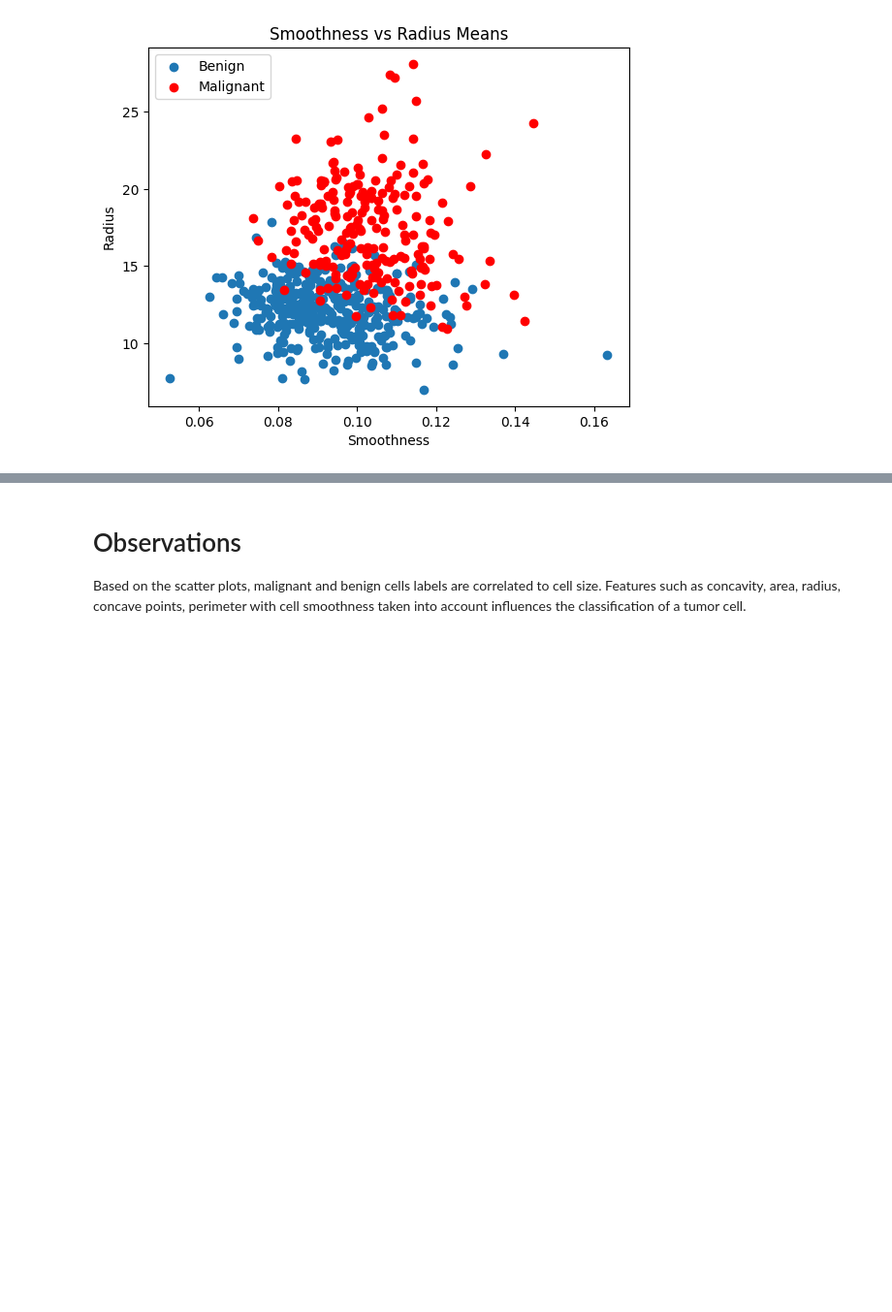
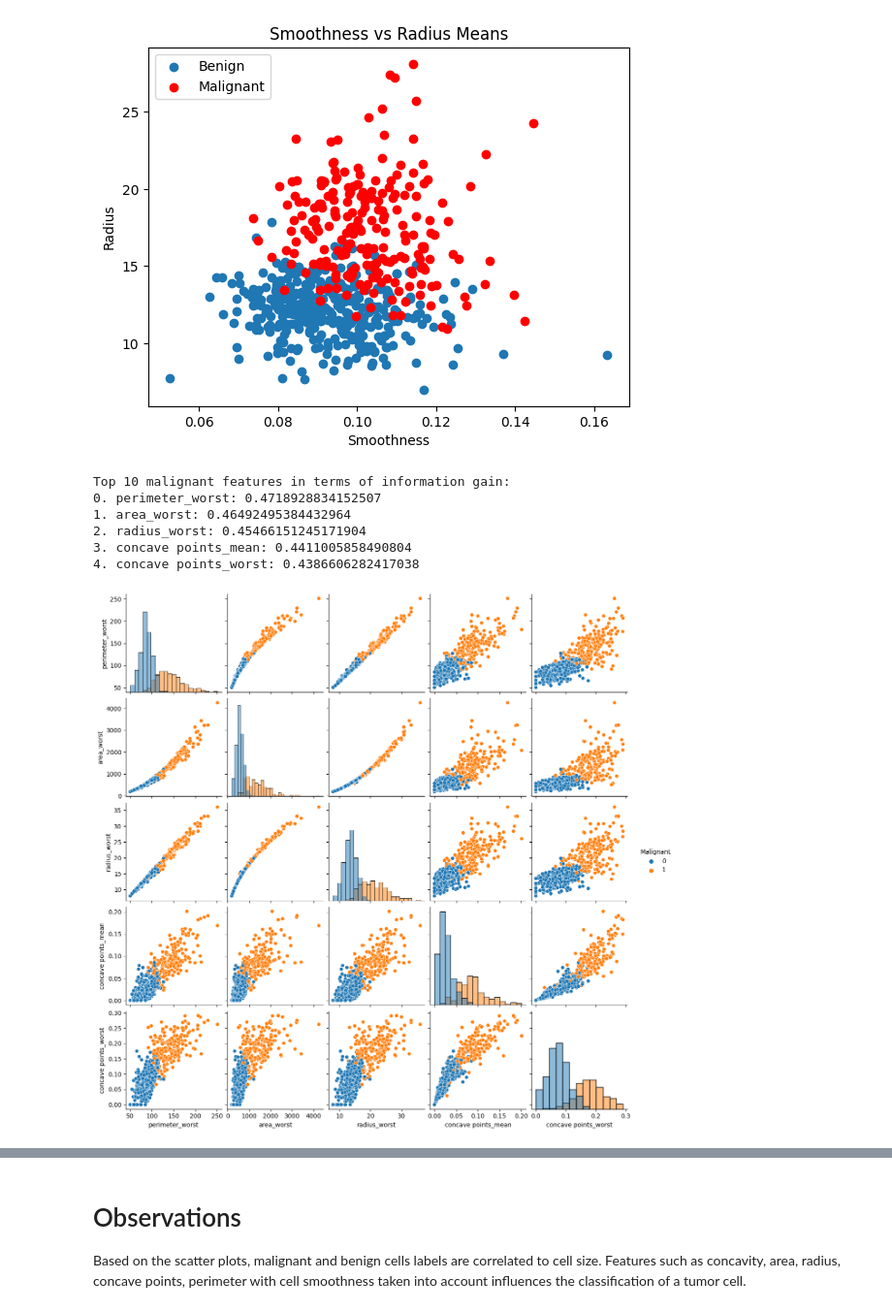
Before and after one commit to AR615598/Classifying_Cancer_Cells, a Jupyter notebook: cancer_cell_classification.ipynb, the cells around one changed output, grey strips where cells are left out. Shown at 97% size. Drawn from its saved outputs; the diff is of its cells as text; code cells hidden in the pictures; blank space fills up the shorter version.

Commit message:
Clean SVM repeated code segments, added matrices graphics and conclusion bit

```diff
--- a/cancer_cell_classification.ipynb
+++ b/cancer_cell_classification.ipynb
@@ -436,3 +438,35 @@ plt.legend(loc="upper left")
 plt.show()
 # %% [output]
 [figure]
+# %%
+from sklearn.feature_selection import mutual_info_classif
+
+
+X = cc.drop(['Malignant', 'Benign'], axis=1).values
+y = cc['Malignant'].values
+
+# Calculate the information gain for each feature
+mi_scores = mutual_info_classif(X, y)
+
+# Get the indices of the top 5 scores
+top_5 = np.argsort(mi_scores)[::-1][:5]
+
+print("Top 5 malignant features in terms of information gain:")
+for i, feature_idx in enumerate(top_5):
+    print(f"{i}. {cc.columns[feature_idx]}: {mi_scores[feature_idx]}")
+# %% [output]
+Top 10 malignant features in terms of information gain:
+0. perimeter_worst: 0.4718928834152507
+1. area_worst: 0.46492495384432964
+2. radius_worst: 0.45466151245171904
+3. concave points_mean: 0.4411005858490804
+4. concave points_worst: 0.4386606282417038
+# %%
+# create a new dataframe with only the selected features and target variable
+df = cc[cc.columns[top_5]].copy()
+df['Malignant'] = cc['Malignant'].copy()
+# create a pairplot with scatter plots for each feature
+sns.pairplot(df, hue='Malignant', diag_kind='hist')
+plt.show()
+# %% [output]
+[figure, added]
```
Also changed, not shown: parts of 32 cells of this notebook.
